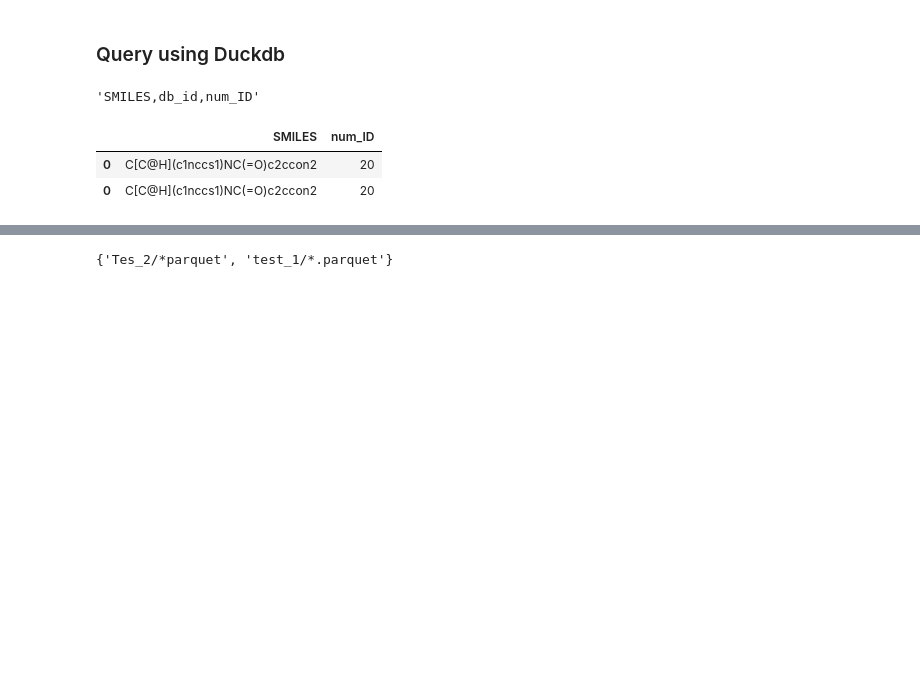
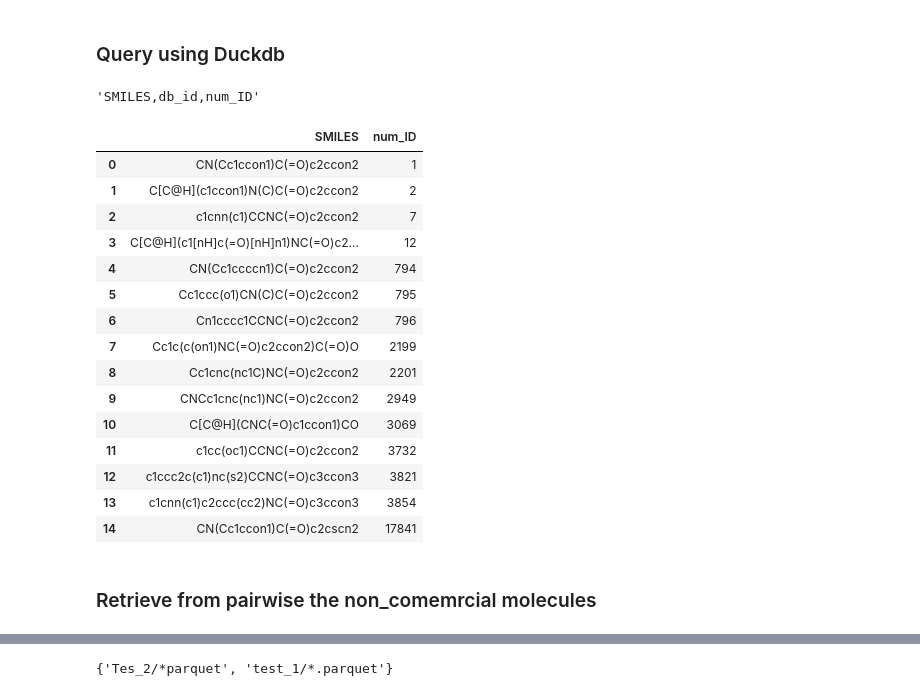
Before and after one commit to zaky02/LibMiner, a Jupyter notebook: clean/cluster_search.ipynb, the cells around one changed output, grey strips where cells are left out. Cells and saved outputs as stored; diff of their text form; code cells hidden in the pictures; blank space fills up the shorter version.

Commit message:
test search

```diff
--- a/clean/cluster_search.ipynb
+++ b/clean/cluster_search.ipynb
@@ -1748,2 +1742,2 @@ array([(    1, 1.        ), (  796, 0.6904762 ), (   12, 0.6511628 ),
 # %%
-[mol_id[0] for ind in search.values() for mol_id in ind]
+search = {query: sorted(item, key=lambda x: x[1], reverse=True)[:100] for query, item in search.items()}
@@ -1778,11 +1761,0 @@ u
-# %%
-fp_filename = 'merged.h5'
-fpe = FPSim2Engine(fp_filename)
-search = {}
-tanimoto = {}
-query = 'CN(Cc1ccco1)C(=O)c2ccon2'
-results = fpe.top_k(query, k=100, threshold=0.65, metric='tanimoto', n_workers=4)
-
-search[query] = [int(x[0]) for x in results]
-tanimoto[query] = pd.Series({int(x[0]): float(x[1]) for x in results}).rename("Tanimoto")
-results
@@ -1908,0 +1798,3 @@ i
+# %%
+index = set([x[0] for x in search["CN(Cc1ccco1)C(=O)c2ccon2"]])
+pd.DataFrame(search["CN(Cc1ccco1)C(=O)c2ccon2"]), index
@@ -1963,11 +1873,27 @@ a
 # %% [output]
 'SMILES,db_id,num_ID'
 # %%
-string = f"SELECT SMILES, num_ID FROM read_parquet($path) WHERE num_ID in $query AND ID in {list(range(22))};"
-res = db.execute(string, {"path":["test_files/*.parquet"], "query": [20, 70, 30]}).df()
+string = f"SELECT SMILES, num_ID FROM read_parquet($path) WHERE num_ID in $query;"
+res = db.execute(string, {"path":["test_files/*.parquet"], "query": list(index)}).df()
 # %%
-pd.concat([res, res], axis=0)
+res.drop_duplicates(subset="num_ID", inplace=True)
+res
 # %% [output]
 |  | SMILES | num_ID |
-| 0 | C[C@H](c1nccs1)NC(=O)c2ccon2 | 20 |
-| 0 | C[C@H](c1nccs1)NC(=O)c2ccon2 | 20 |
+| 0 | CN(Cc1ccon1)C(=O)c2ccon2 | 1 |
+| 1 | C[C@H](c1ccon1)N(C)C(=O)c2ccon2 | 2 |
+| 2 | c1cnn(c1)CCNC(=O)c2ccon2 | 7 |
+| 3 | C[C@H](c1[nH]c(=O)[nH]n1)NC(=O)c2... | 12 |
+| 4 | CN(Cc1ccccn1)C(=O)c2ccon2 | 794 |
+| 5 | Cc1ccc(o1)CN(C)C(=O)c2ccon2 | 795 |
+| 6 | Cn1cccc1CCNC(=O)c2ccon2 | 796 |
+| 7 | Cc1c(c(on1)NC(=O)c2ccon2)C(=O)O | 2199 |
+| 8 | Cc1cnc(nc1C)NC(=O)c2ccon2 | 2201 |
+| 9 | CNCc1cnc(nc1)NC(=O)c2ccon2 | 2949 |
+| 10 | C[C@H](CNC(=O)c1ccon1)CO | 3069 |
+| 11 | c1cc(oc1)CCNC(=O)c2ccon2 | 3732 |
+| 12 | c1ccc2c(c1)nc(s2)CCNC(=O)c3ccon3 | 3821 |
+| 13 | c1cnn(c1)c2ccc(cc2)NC(=O)c3ccon3 | 3854 |
+| 14 | CN(Cc1ccon1)C(=O)c2cscn2 | 17841 |
+# %% [markdown]
+### Retrieve from pairwise the non_comemrcial molecules
```
Also changed, not shown: parts of 28 cells of this notebook.
